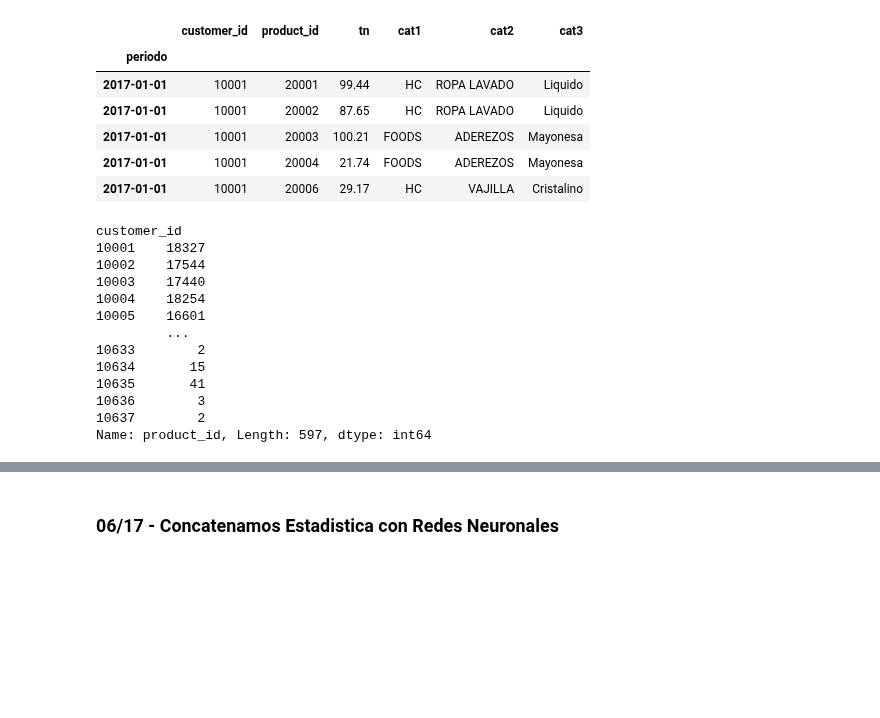
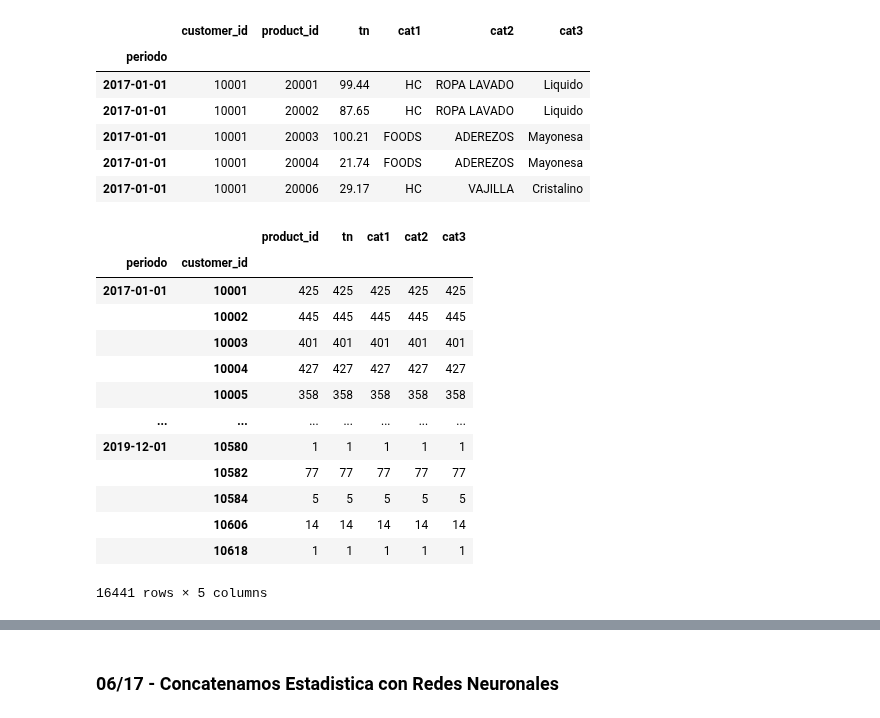
Before and after one commit to AndresMontesDeOca/Laboratorio3, a Jupyter notebook: Kaggle.ipynb, the cells around one changed output, grey strips where cells are left out. Drawn from its saved outputs; the diff is of its cells as text; code cells hidden in the pictures; blank space fills up the shorter version.

```diff
--- a/Kaggle.ipynb
+++ b/Kaggle.ipynb
@@ -1061,18 +1061,19 @@ Series([], dtype: int64)
 | 2017-01-01 | 10001 | 20006 | 29.17 | HC | VAJILLA | Cristalino |
 # %%
 # Vemos si todos los clientes compran todos los meses
-data.groupby('customer_id').count()['product_id']
+data.groupby(['periodo','customer_id']).count()
 # %% [output]
+|  |  | product_id | tn | cat1 | cat2 | cat3 |
+| periodo | customer_id |  |  |  |  |  |
+| 2017-01-01 | 10001 | 425 | 425 | 425 | 425 | 425 |
+|  | 10002 | 445 | 445 | 445 | 445 | 445 |
+|  | 10003 | 401 | 401 | 401 | 401 | 401 |
+|  | 10004 | 427 | 427 | 427 | 427 | 427 |
+|  | 10005 | 358 | 358 | 358 | 358 | 358 |
+| ... | ... | ... | ... | ... | ... | ... |
+| 2019-12-01 | 10580 | 1 | 1 | 1 | 1 | 1 |
+|  | 10582 | 77 | 77 | 77 | 77 | 77 |
+|  | 10584 | 5 | 5 | 5 | 5 | 5 |
+|  | 10606 | 14 | 14 | 14 | 14 | 14 |
+|  | 10618 | 1 | 1 | 1 | 1 | 1 |
-customer_id
-10001    18327
-10002    17544
-10003    17440
-10004    18254
-10005    16601
-         ...
-10633        2
-10634       15
-10635       41
-10636        3
-10637        2
-Name: product_id, Length: 597, dtype: int64
+16441 rows × 5 columns
```
Also changed, not shown: parts of 1 cell of this notebook.
